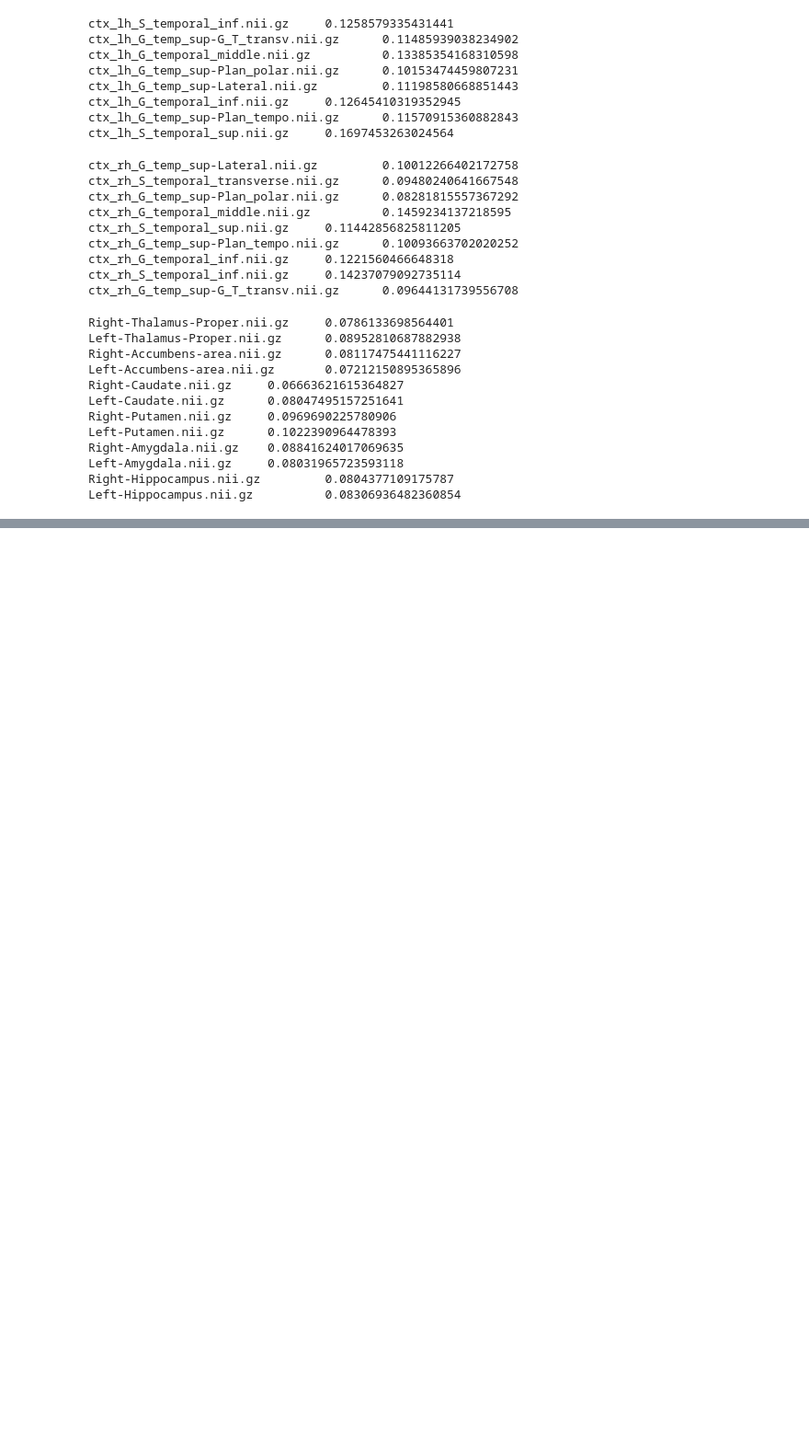
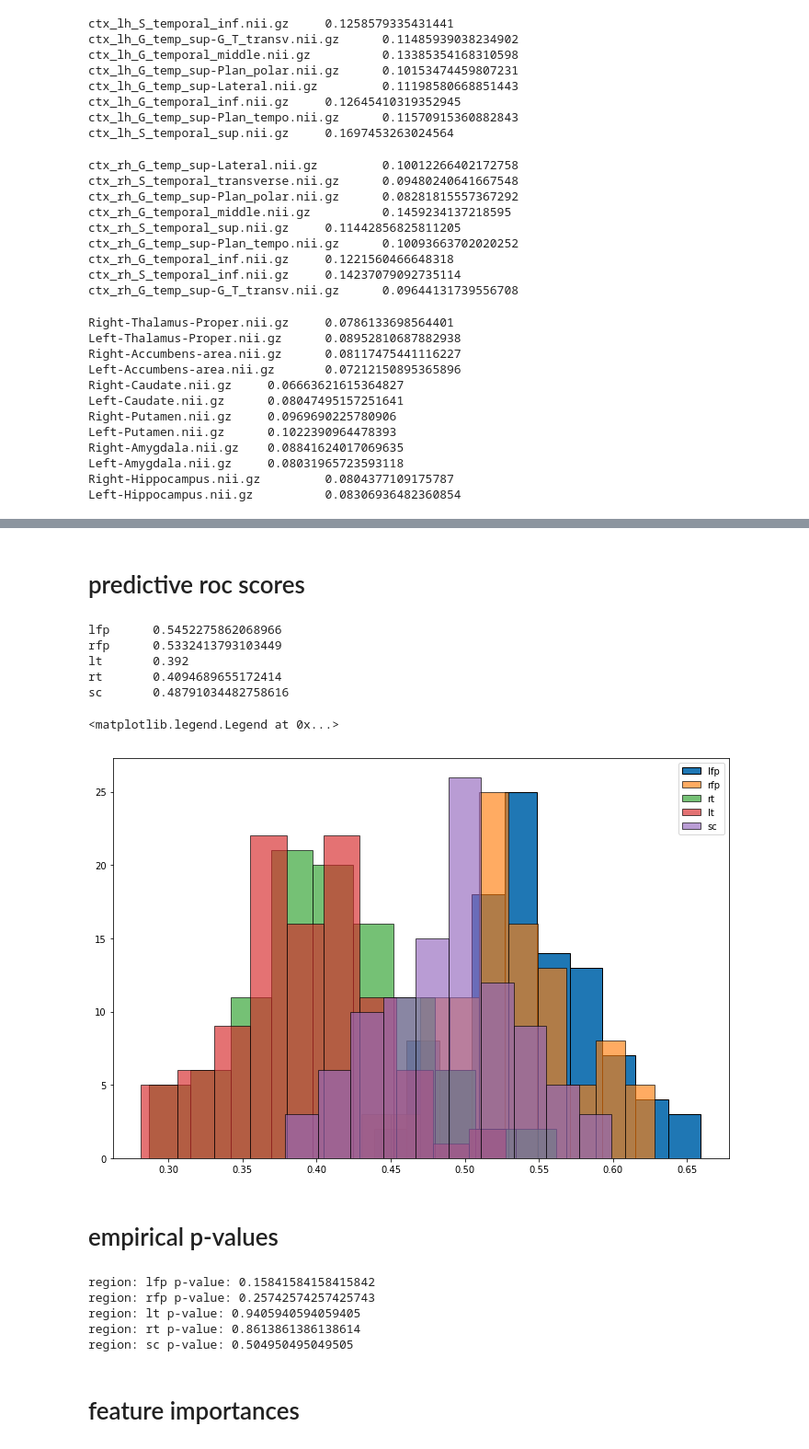
Before and after one commit to zhenghanQ/bild, a Jupyter notebook: second_level_roi_analysis/regional.ipynb, the cells around one changed output, grey strips where cells are left out. Shown at 92% size. Saved outputs shown, nothing was run; the diff lists cells and outputs as text; code cells hidden in the pictures; blank space fills up the shorter version.

```diff
--- a/second_level_roi_analysis/regional.ipynb
+++ b/second_level_roi_analysis/regional.ipynb
@@ -292,0 +295,68 @@ Left-Hippocampus.nii.gz          0.08306936482360854
+# %%
+behav_ykok = behav[np.logical_or(behav.young_kid == 1, behav.old_kid == 1)]
+data_ykok = means[np.logical_or(behav.young_kid == 1, behav.old_kid == 1)]
+data_ykok = projection(data_ykok, behav_ykok.loc[:, ["gender", "iq", "composite_motion"]])
+# %%
+data_sets_ykok = {}
+
+for key, group in regions.items():
+    data_sets_ykok[key] = data_ykok.loc[:, group]
+# %%
+niters=100
+rocs_ykok = {"lfp":[], "rfp":[], "lt":[], "rt":[], "sc":[]}
+rocs_null_ykok = {"lfp":[], "rfp":[], "lt":[], "rt":[], "sc":[]}
+res_ykok = {"lfp":[], "rfp":[], "lt":[], "rt":[], "sc":[]}
+res_null_ykok = {"lfp":[], "rfp":[], "lt":[], "rt":[], "sc":[]}
+
+for key, val in data_sets_ykok.items():
+    for i_iter in np.arange(niters):
+        cv=LeaveOneOut()
+        clf=RandomForestClassifier(n_estimators=10)
+
+        res_g, roc_g, resnull_g, rocnull_g = random_forest_model(
+            val,
+            behav_ykok.young_kid.values,
+            cv,
+            clf
+        )
+
+        rocs_ykok[key].append(roc_g)
+        rocs_null_ykok[key].append(rocnull_g)
+        res_ykok[key].append(res_g)
+        res_null_ykok[key].append(resnull_g)
+# %% [markdown]
+# predictive roc scores
+# %%
+for key, val in rocs_ykok.items():
+    print(key, "\t", np.mean(val))
+# %% [output]
+lfp      0.5452275862068966
+rfp      0.5332413793103449
+lt       0.392
+rt       0.4094689655172414
+sc       0.48791034482758616
+# %%
+plt.figure(figsize=(12, 8))
+plt.hist(rocs_ykok["lfp"], edgecolor="black")
+plt.hist(rocs_ykok["rfp"], edgecolor="black", alpha=.65)
+plt.hist(rocs_ykok["rt"], edgecolor="black", alpha=.65)
+plt.hist(rocs_ykok["lt"], edgecolor="black", alpha=.65)
+plt.hist(rocs_ykok["sc"], edgecolor="black", alpha=.65)
+plt.legend(["lfp", "rfp", "rt", "lt", "sc"])
+# %% [output]
+<matplotlib.legend.Legend at 0x...>
+[figure, added]
+# %% [markdown]
+# empirical p-values
+# %%
+for key in ["lfp", "rfp", "lt", "rt", "sc"]:
+    pval = (np.sum(rocs_null_ykok[key] >= np.mean(rocs_ykok[key])) + 1) / (niters + 1)
+    print("region: {} p-value: {}".format(key, pval))
+# %% [output]
+region: lfp p-value: 0.15841584158415842
+region: rfp p-value: 0.25742574257425743
+region: lt p-value: 0.9405940594059405
+region: rt p-value: 0.8613861386138614
+region: sc p-value: 0.504950495049505
+# %% [markdown]
+# feature importances
```
Also changed, not shown: parts of 10 cells of this notebook.
